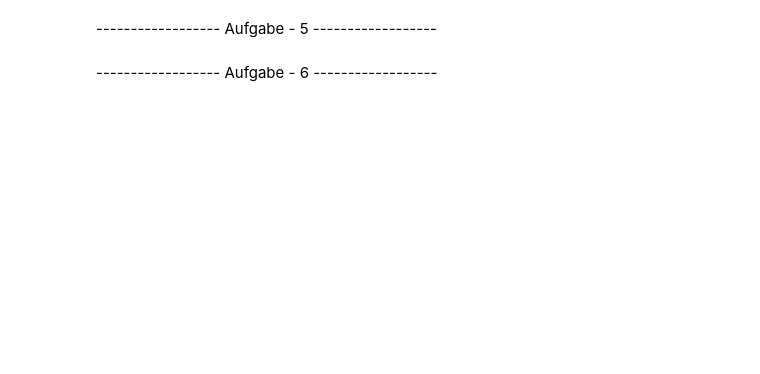
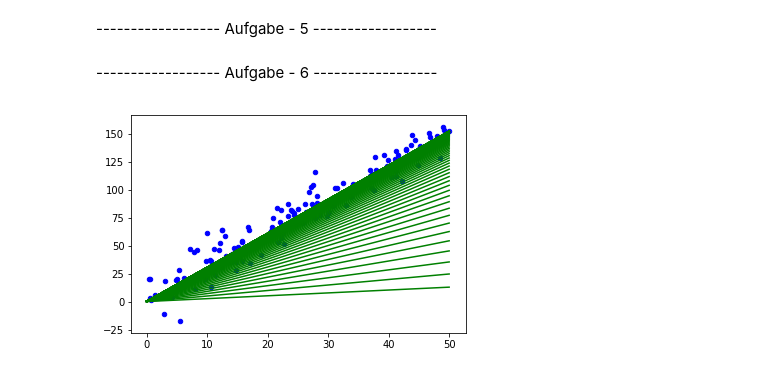
Before and after one commit to KonstantinKochetov/ML-implementations, a Jupyter notebook: Beleg_1.ipynb, the cells around one changed output. Cells and saved outputs as stored; diff of their text form; code cells hidden in the pictures; blank space fills up the shorter version.

```diff
--- a/Beleg_1.ipynb
+++ b/Beleg_1.ipynb
@@ -99,3 +99,18 @@ def compute_new_theta (x,y,theta_0,theta_1,alpha):
     return theta_0, theta_1
 # %% [markdown]
 ------------------ Aufgabe - 6 ------------------
+# %%
+def gradient_descent(theta_0, theta_1):
+    for i in range (iterations):
+        newTheta = compute_new_theta (x, y, theta_0, theta_1, lernrate)
+        theta_0 = newTheta[0]
+        theta_1 = newTheta[1]
+        hypothesis = linear_hypothesis(theta_0,theta_1)
+        plt.plot([0,50],[hypothesis(0),hypothesis(50)], color="g")
+
+    plt.scatter(x, y, color='b', s=20)
+    plt.show()
+# %%
+gradient_descent(theta_0, theta_1)
+# %% [output]
+[figure, added]
```
Also changed, not shown: parts of 2 cells of this notebook.
